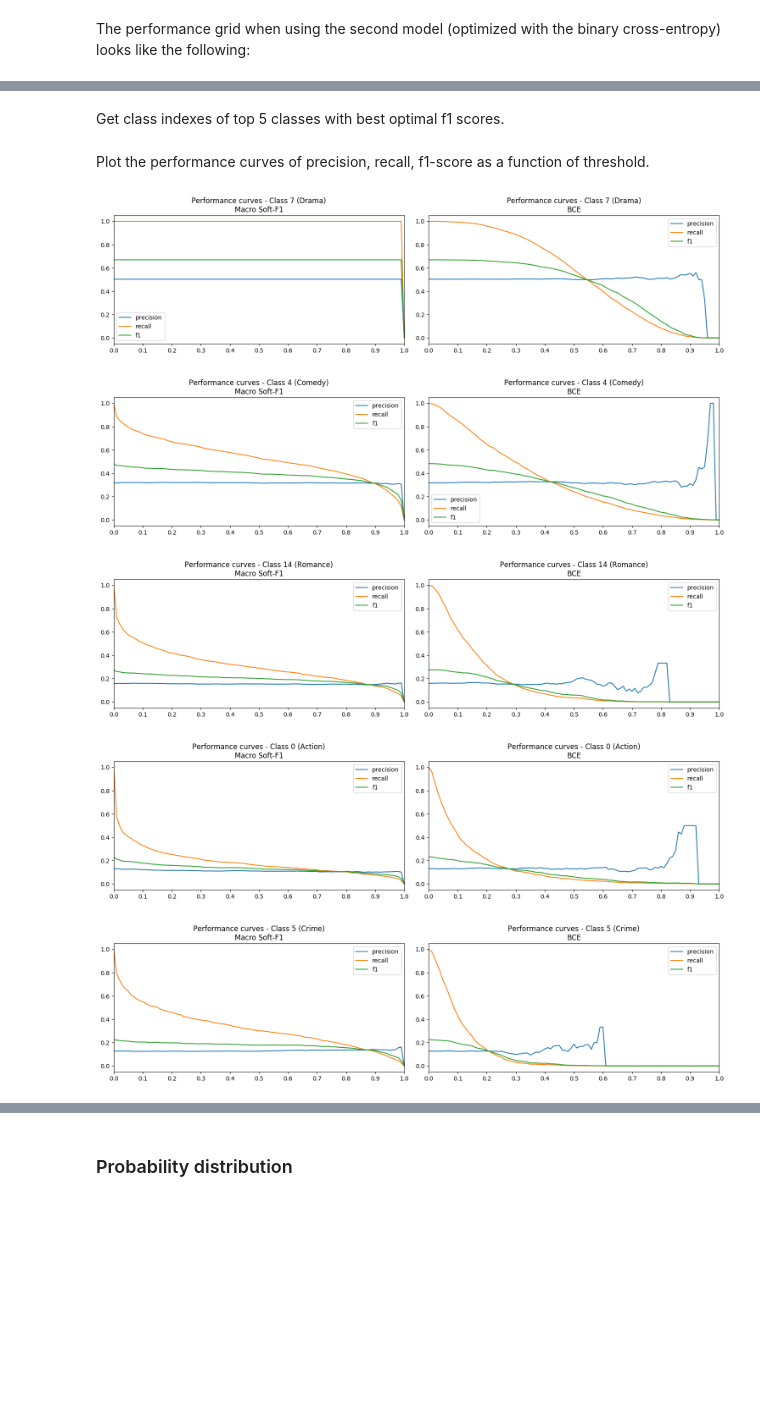
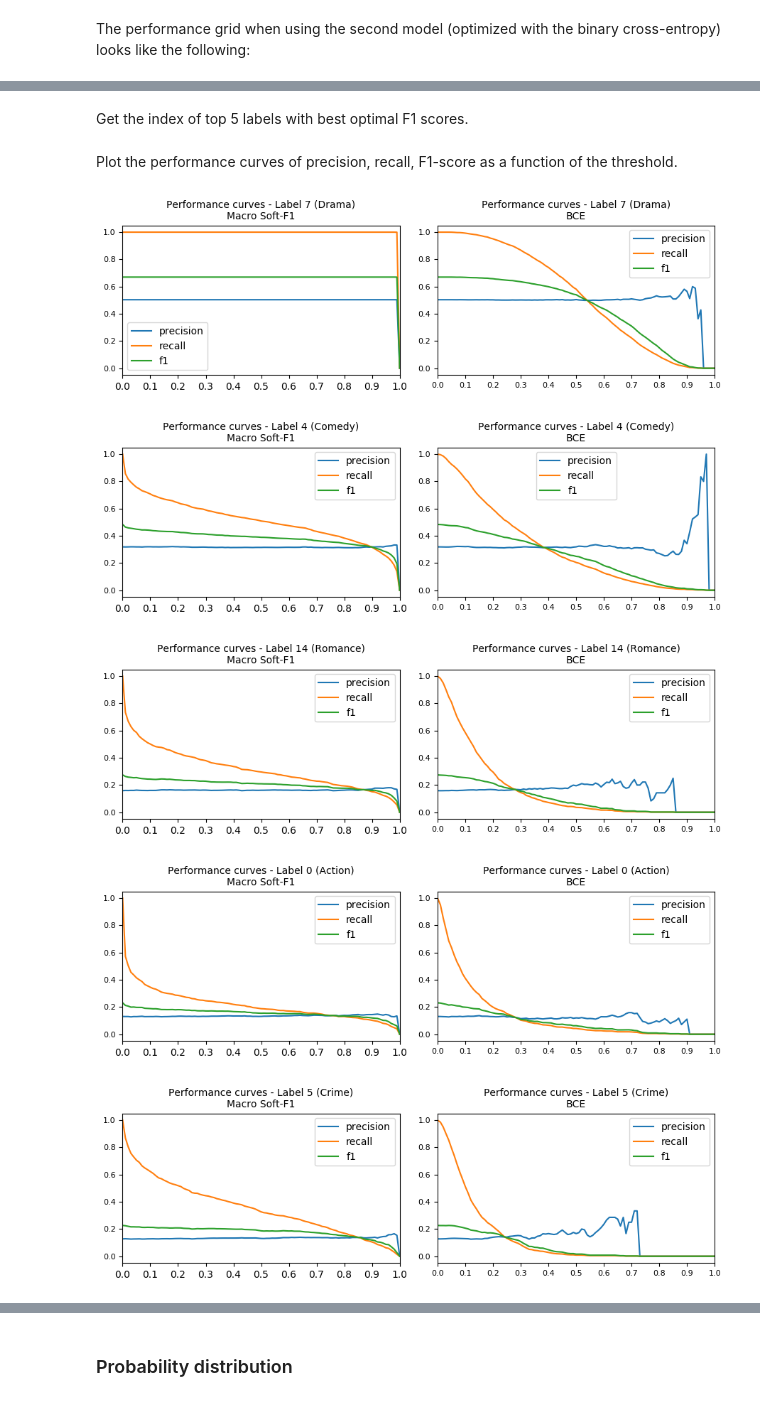
Before and after one commit to ashrefm/multi-label-soft-f1, a Jupyter notebook: Multi-Label Image Classification in TensorFlow 2.0.ipynb, the cells around one changed output, grey strips where cells are left out. Saved outputs shown, nothing was run; the diff lists cells and outputs as text; code cells hidden in the pictures; blank space fills up the shorter version.

```diff
--- a/Multi-Label Image Classification in TensorFlow 2.0.ipynb
+++ b/Multi-Label Image Classification in TensorFlow 2.0.ipynb
@@ -623,11 +623,11 @@ We will train a similar model but this time, instead of using the macro soft-F1
 # %%
 model_bce = tf.keras.Sequential([
     feature_extractor_layer,
-    layers.Dense(N_CLASSES, activation='sigmoid')
+    layers.Dense(N_LABELS, activation='sigmoid')
 ])
 
 model_bce.compile(
-    optimizer=tf.keras.optimizers.Adam(lr=3e-4),
+    optimizer=tf.keras.optimizers.Adam(lr=5e-4),
     loss=tf.keras.metrics.binary_crossentropy,
     metrics=[macro_f1])
 
@@ -687,10 +687,10 @@ For each threshold and for each class, we compute different measures (tp, fn, fp
 # %%
-# Get all class names
-class_names = mlb.classes_
+# Get all label names
+label_names = mlb.classes_
 # Performance table with the first model (macro soft-f1 loss)
-grid = perf_grid(val_ds, y_val_bin, class_names, model)
+grid = perf_grid(val_ds, y_val_bin, label_names, model)
 # Performance table with the second model (binary cross-entropy loss)
-grid_bce = perf_grid(val_ds, y_val_bin, class_names, model_bce)
+grid_bce = perf_grid(val_ds, y_val_bin, label_names, model_bce)
 # %% [markdown]
 The performance grid when using the second model (optimized with the binary cross-entropy) looks like the following:
 # %%
@@ -708,6 +708,6 @@ What classes have the highest maximum performance when using the second model wi
 # %%
-# Get the maximum f1-score for each class when using the second model and varying the threshold
-max_perf = grid_bce.groupby(['class', 'label', 'freq'])[['f1']].max().sort_values('f1', ascending=False).reset_index()
+# Get the maximum F1-score for each label when using the second model and varying the threshold
+max_perf = grid_bce.groupby(['id', 'label', 'freq'])[['f1']].max().sort_values('f1', ascending=False).reset_index()
 max_perf.rename(columns={'f1':'f1max_bce'}, inplace=True)
 max_perf.style.background_gradient(subset=['freq', 'f1max_bce'], cmap=sns.light_palette("lightgreen", as_cmap=True))
 # %% [output]
@@ -739,38 +739,40 @@ Now, let's compare the performance curves of the two different models on top 5 c
 # %% [markdown]
-Get class indexes of top 5 classes with best optimal f1 scores.
+Get the index of top 5 labels with best optimal F1 scores.
 # %%
-top5 = max_perf.head(5)['class']
+top5 = max_perf.head(5)['id']
 # %% [markdown]
-Plot the performance curves of precision, recall, f1-score as a function of threshold.
+Plot the performance curves of precision, recall, F1-score as a function of the threshold.
 # %%
 style.use("default")
-for c in top5:
+for l in top5:
 
-    class_grid = grid.loc[grid['class']==c, ['precision','recall','f1']]
-    class_grid = class_grid.reset_index().drop('index', axis=1)
+    label_grid = grid.loc[grid['id']==l, ['precision','recall','f1']]
+    label_grid = label_grid.reset_index().drop('index', axis=1)
 
-    class_grid_bce = grid_bce.loc[grid_bce['class']==c, ['precision','recall','f1']]
-    class_grid_bce = class_grid_bce.reset_index().drop('index', axis=1)
+    label_grid_bce = grid_bce.loc[grid_bce['id']==l, ['precision','recall','f1']]
+    label_grid_bce = label_grid_bce.reset_index().drop('index', axis=1)
 
-    plt.figure(figsize=(15,4))
+    plt.figure(figsize=(9,3))
 
     ax = plt.subplot(1, 2, 1)
-    plt.xticks(ticks=np.arange(0,110,10), labels=np.arange(0,110,10)/100)
-    plt.title('Performance curves - Class '+str(c)+' ('+class_names[c]+')\nMacro Soft-F1')
-    class_grid.plot(ax=ax)
+    plt.xticks(ticks=np.arange(0,110,10), labels=np.arange(0,110,10)/100, fontsize=10)
+    plt.yticks(fontsize=8)
+    plt.title('Performance curves - Label '+str(l)+' ('+label_names[l]+')\nMacro Soft-F1', fontsize=10)
+    label_grid.plot(ax=ax)
 
     ax = plt.subplot(1, 2, 2)
-    plt.xticks(ticks=np.arange(0,110,10), labels=np.arange(0,110,10)/100)
-    plt.title('Performance curves - Class '+str(c)+' ('+class_names[c]+')\nBCE')
-    class_grid_bce.plot(ax=ax)
+    plt.xticks(ticks=np.arange(0,110,10), labels=np.arange(0,110,10)/100, fontsize=8)
+    plt.yticks(fontsize=8)
+    plt.title('Performance curves - Label '+str(l)+' ('+label_names[l]+')\nBCE', fontsize=10)
+    label_grid_bce.plot(ax=ax)
 
     plt.tight_layout()
     plt.show()
 # %% [output]
-[figure, old version]
+[figure, new version]
-[figure, old version]
+[figure, new version]
-[figure, old version]
+[figure, new version]
-[figure, old version]
+[figure, new version]
-[figure, old version]
+[figure, new version]
 # %% [markdown]
 > **Something interesting is happening here!**
```
Also changed, not shown: parts of 49 cells of this notebook.
